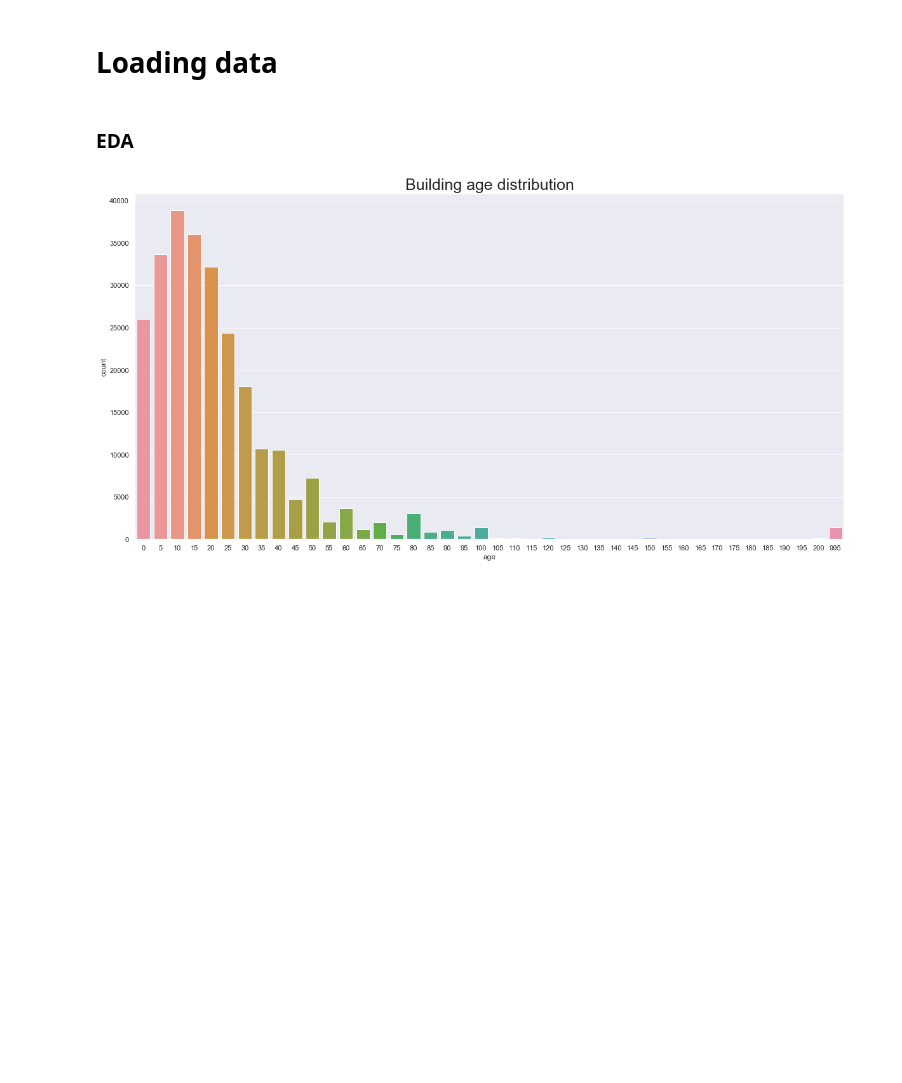
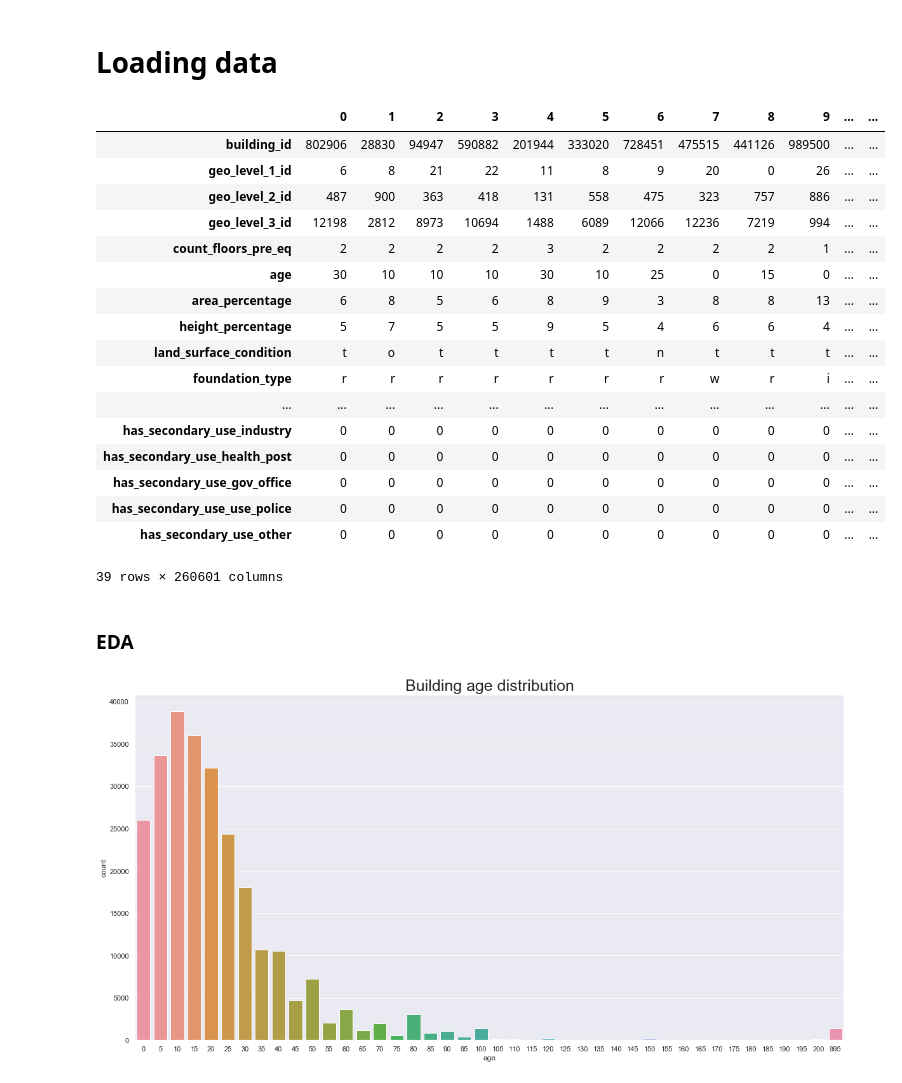
Before and after one commit to belulali/earthquake, a Jupyter notebook: Earthquake.ipynb, the cells around one changed output. Drawn from its saved outputs; the diff is of its cells as text; code cells hidden in the pictures; blank space fills up the shorter version.

```diff
--- a/Earthquake.ipynb
+++ b/Earthquake.ipynb
@@ -11,7 +11,28 @@ import matplotlib.pyplot as plt
 # %%
 raw_train_features = pd.read_csv('train_values.csv')
 raw_train_labels = pd.read_csv('train_labels.csv')
 raw_test_features = pd.read_csv('test_values.csv')
+
+raw_train_features.transpose()
+# %% [output]
+|  | 0 | 1 | 2 | 3 | 4 | 5 | 6 | 7 | 8 | 9 | ... | ... |
+| building_id | 802906 | 28830 | 94947 | 590882 | 201944 | 333020 | 728451 | 475515 | 441126 | 989500 | ... | ... |
+| geo_level_1_id | 6 | 8 | 21 | 22 | 11 | 8 | 9 | 20 | 0 | 26 | ... | ... |
+| geo_level_2_id | 487 | 900 | 363 | 418 | 131 | 558 | 475 | 323 | 757 | 886 | ... | ... |
+| geo_level_3_id | 12198 | 2812 | 8973 | 10694 | 1488 | 6089 | 12066 | 12236 | 7219 | 994 | ... | ... |
+| count_floors_pre_eq | 2 | 2 | 2 | 2 | 3 | 2 | 2 | 2 | 2 | 1 | ... | ... |
+| age | 30 | 10 | 10 | 10 | 30 | 10 | 25 | 0 | 15 | 0 | ... | ... |
+| area_percentage | 6 | 8 | 5 | 6 | 8 | 9 | 3 | 8 | 8 | 13 | ... | ... |
+| height_percentage | 5 | 7 | 5 | 5 | 9 | 5 | 4 | 6 | 6 | 4 | ... | ... |
+| land_surface_condition | t | o | t | t | t | t | n | t | t | t | ... | ... |
+| foundation_type | r | r | r | r | r | r | r | w | r | i | ... | ... |
+| ... | ... | ... | ... | ... | ... | ... | ... | ... | ... | ... | ... | ... |
+| has_secondary_use_industry | 0 | 0 | 0 | 0 | 0 | 0 | 0 | 0 | 0 | 0 | ... | ... |
+| has_secondary_use_health_post | 0 | 0 | 0 | 0 | 0 | 0 | 0 | 0 | 0 | 0 | ... | ... |
+| has_secondary_use_gov_office | 0 | 0 | 0 | 0 | 0 | 0 | 0 | 0 | 0 | 0 | ... | ... |
+| has_secondary_use_use_police | 0 | 0 | 0 | 0 | 0 | 0 | 0 | 0 | 0 | 0 | ... | ... |
+| has_secondary_use_other | 0 | 0 | 0 | 0 | 0 | 0 | 0 | 0 | 0 | 0 | ... | ... |
+39 rows × 260601 columns
 # %% [markdown]
 ### EDA
 # %%
```
Also changed, not shown: parts of 12 cells of this notebook.
